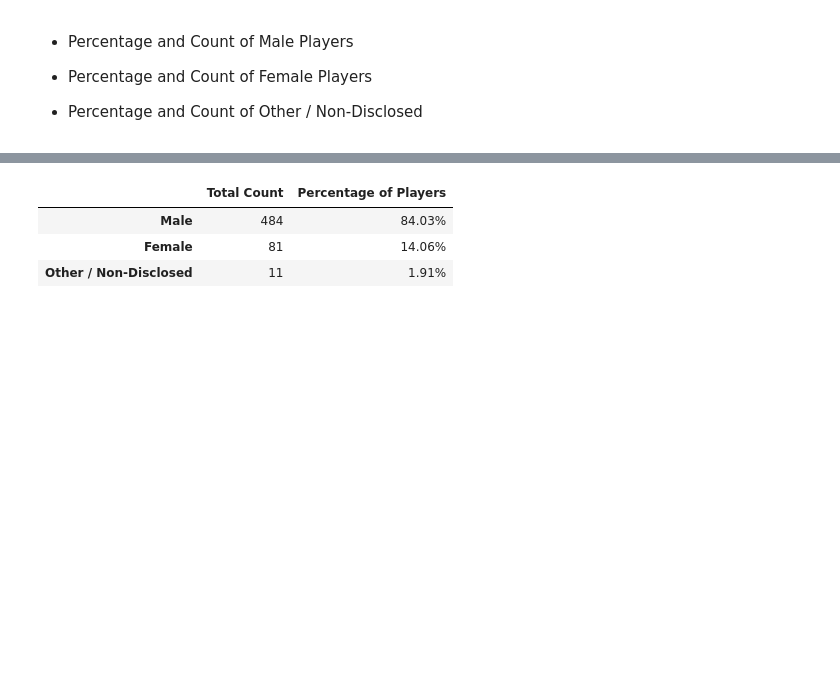
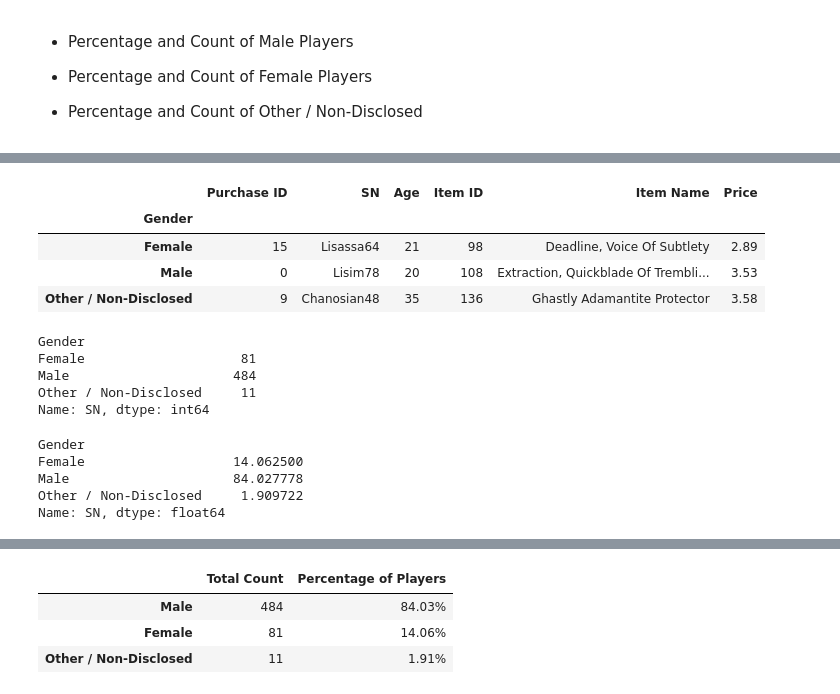
Before and after one commit to ashbuen/Player-Demographic-Analysis, a Jupyter notebook: HeroesofPymoli/HeroesOfPymoli_starter.ipynb, the cells around one changed output, grey strips where cells are left out. Drawn from its saved outputs; the diff is of its cells as text; code cells hidden in the pictures; blank space fills up the shorter version.

```diff
--- a/HeroesofPymoli/HeroesOfPymoli_starter.ipynb
+++ b/HeroesofPymoli/HeroesOfPymoli_starter.ipynb
@@ -158,0 +139,29 @@ Name: SN, dtype: int64
+# %%
+Gender_groupby_df = HeroesofPymoli_df.groupby(["Gender"])
+
+
+Gender_groupby_df.first()
+# %% [output]
+|  | Purchase ID | SN | Age | Item ID | Item Name | Price |
+| Gender |  |  |  |  |  |  |
+| Female | 15 | Lisassa64 | 21 | 98 | Deadline, Voice Of Subtlety | 2.89 |
+| Male | 0 | Lisim78 | 20 | 108 | Extraction, Quickblade Of Trembli... | 3.53 |
+| Other / Non-Disclosed | 9 | Chanosian48 | 35 | 136 | Ghastly Adamantite Protector | 3.58 |
+# %%
+Gender_total = Gender_groupby_df["SN"].nunique()
+Gender_total
+# %% [output]
+Gender
+Female                    81
+Male                     484
+Other / Non-Disclosed     11
+Name: SN, dtype: int64
+# %%
+Gender_percent = (Gender_total/Unique_players) *100
+Gender_percent
+# %% [output]
+Gender
+Female                   14.062500
+Male                     84.027778
+Other / Non-Disclosed     1.909722
+Name: SN, dtype: float64
```
Also changed, not shown: parts of 20 cells of this notebook.
